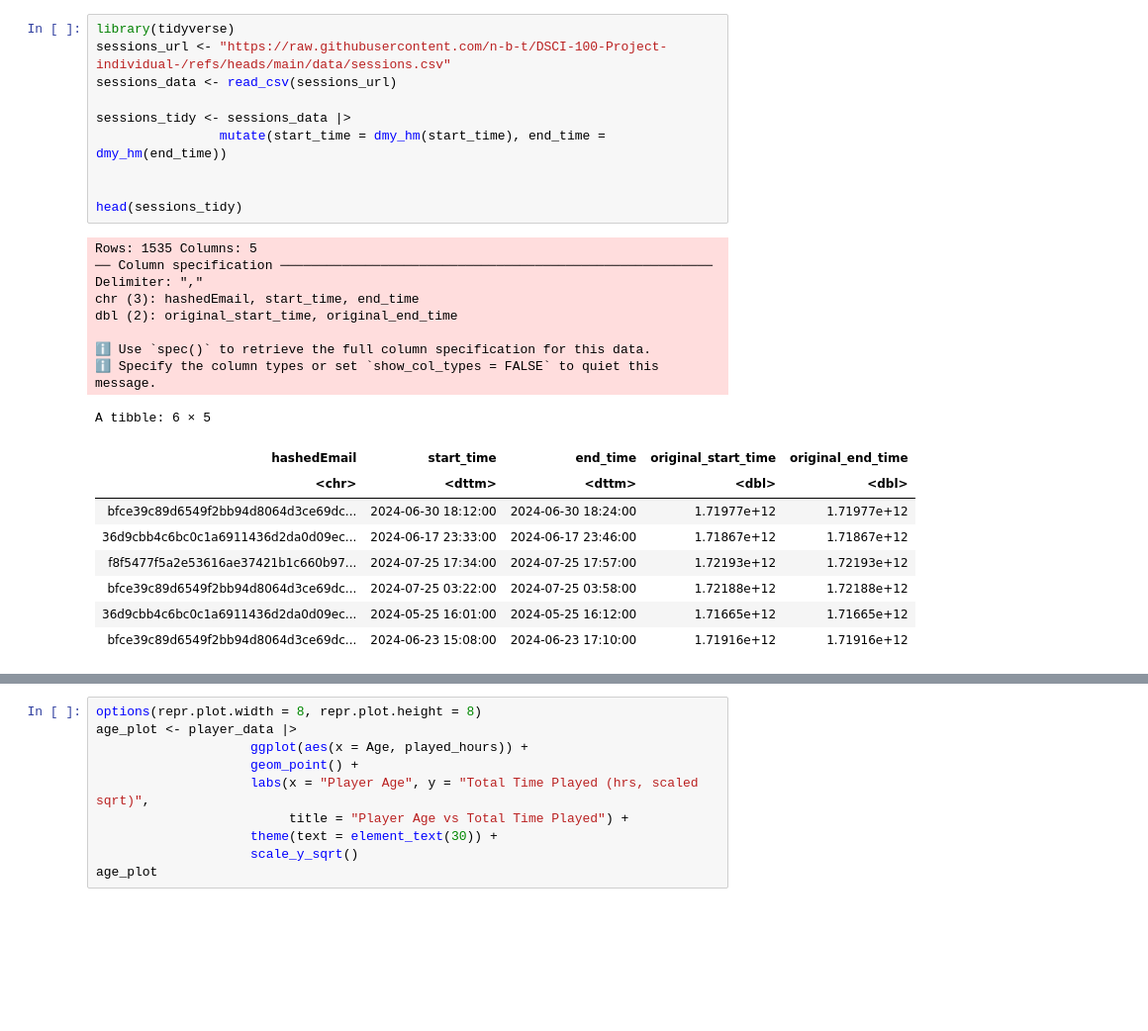
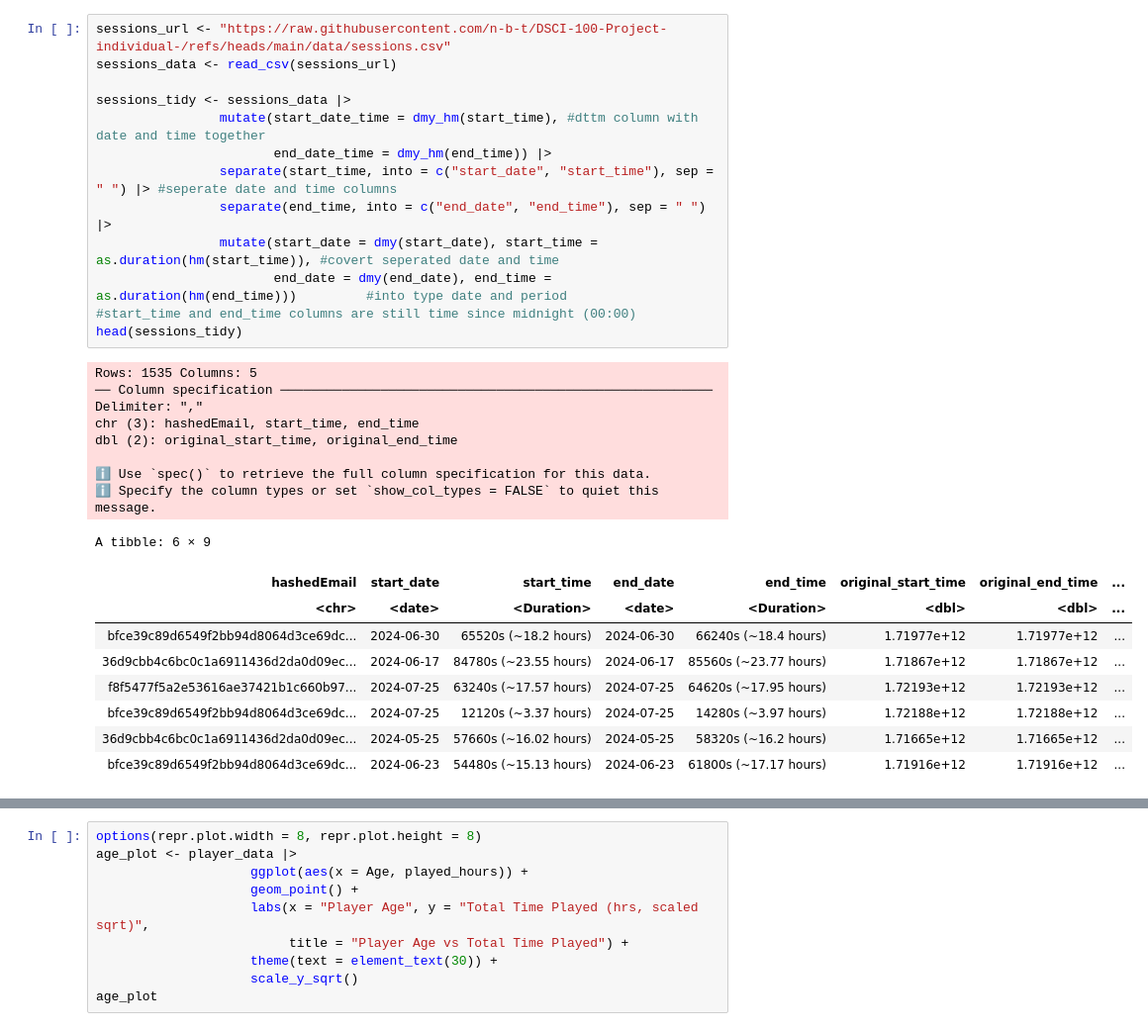
Before and after one commit to n-b-t/DSCI-100-Project-individual-, a Jupyter notebook: Planning_Report.ipynb, the cells around one changed output, grey strips where cells are left out. Shown at 99% size. Cells and saved outputs as stored; diff of their text form; blank space fills up the shorter version.

```diff
--- a/Planning_Report.ipynb
+++ b/Planning_Report.ipynb
@@ -50,33 +62,36 @@ A tibble: 6 × 7
 | Regular | TRUE | 7dc01f10bf20671ecfccdac23812b1b41... | 0.1 | Kylie | Male | 21 |
 | Amateur | TRUE | f58aad5996a435f16b0284a3b267f973f... | 0.0 | Adrian | Female | 17 |
 # %%
-library(tidyverse)
 sessions_url <- "https://raw.githubusercontent.com/n-b-t/DSCI-100-Project-individual-/refs/heads/main/data/sessions.csv"
 sessions_data <- read_csv(sessions_url)
 
 sessions_tidy <- sessions_data |>
-                mutate(start_time = dmy_hm(start_time), end_time = dmy_hm(end_time))
-
-
+                mutate(start_date_time = dmy_hm(start_time), #dttm column with date and time together
+                       end_date_time = dmy_hm(end_time)) |>
+                separate(start_time, into = c("start_date", "start_time"), sep = " ") |> #seperate date and time columns
+                separate(end_time, into = c("end_date", "end_time"), sep = " ") |>
+                mutate(start_date = dmy(start_date), start_time = as.duration(hm(start_time)), #covert seperated date and time
+                       end_date = dmy(end_date), end_time = as.duration(hm(end_time)))         #into type date and period
+#start_time and end_time columns are still time since midnight (00:00)
 head(sessions_tidy)
 # %% [output]
 Rows: 1535 Columns: 5
 ── Column specification ────────────────────────────────────────────────────────
 Delimiter: ","
 chr (3): hashedEmail, start_time, end_time
 dbl (2): original_start_time, original_end_time
 
 ℹ Use `spec()` to retrieve the full column specification for this data.
 ℹ Specify the column types or set `show_col_types = FALSE` to quiet this message.
-A tibble: 6 × 5
+A tibble: 6 × 9
-| hashedEmail | start_time | end_time | original_start_time | original_end_time |
-| <chr> | <dttm> | <dttm> | <dbl> | <dbl> |
-| bfce39c89d6549f2bb94d8064d3ce69dc... | 2024-06-30 18:12:00 | 2024-06-30 18:24:00 | 1.71977e+12 | 1.71977e+12 |
-| 36d9cbb4c6bc0c1a6911436d2da0d09ec... | 2024-06-17 23:33:00 | 2024-06-17 23:46:00 | 1.71867e+12 | 1.71867e+12 |
-| f8f5477f5a2e53616ae37421b1c660b97... | 2024-07-25 17:34:00 | 2024-07-25 17:57:00 | 1.72193e+12 | 1.72193e+12 |
-| bfce39c89d6549f2bb94d8064d3ce69dc... | 2024-07-25 03:22:00 | 2024-07-25 03:58:00 | 1.72188e+12 | 1.72188e+12 |
-| 36d9cbb4c6bc0c1a6911436d2da0d09ec... | 2024-05-25 16:01:00 | 2024-05-25 16:12:00 | 1.71665e+12 | 1.71665e+12 |
-| bfce39c89d6549f2bb94d8064d3ce69dc... | 2024-06-23 15:08:00 | 2024-06-23 17:10:00 | 1.71916e+12 | 1.71916e+12 |
+| hashedEmail | start_date | start_time | end_date | end_time | original_start_time | original_end_time | ... |
+| <chr> | <date> | <Duration> | <date> | <Duration> | <dbl> | <dbl> | ... |
+| bfce39c89d6549f2bb94d8064d3ce69dc... | 2024-06-30 | 65520s (~18.2 hours) | 2024-06-30 | 66240s (~18.4 hours) | 1.71977e+12 | 1.71977e+12 | ... |
+| 36d9cbb4c6bc0c1a6911436d2da0d09ec... | 2024-06-17 | 84780s (~23.55 hours) | 2024-06-17 | 85560s (~23.77 hours) | 1.71867e+12 | 1.71867e+12 | ... |
+| f8f5477f5a2e53616ae37421b1c660b97... | 2024-07-25 | 63240s (~17.57 hours) | 2024-07-25 | 64620s (~17.95 hours) | 1.72193e+12 | 1.72193e+12 | ... |
+| bfce39c89d6549f2bb94d8064d3ce69dc... | 2024-07-25 | 12120s (~3.37 hours) | 2024-07-25 | 14280s (~3.97 hours) | 1.72188e+12 | 1.72188e+12 | ... |
+| 36d9cbb4c6bc0c1a6911436d2da0d09ec... | 2024-05-25 | 57660s (~16.02 hours) | 2024-05-25 | 58320s (~16.2 hours) | 1.71665e+12 | 1.71665e+12 | ... |
+| bfce39c89d6549f2bb94d8064d3ce69dc... | 2024-06-23 | 54480s (~15.13 hours) | 2024-06-23 | 61800s (~17.17 hours) | 1.71916e+12 | 1.71916e+12 | ... |
 # %%
 combined_data <- merge(player_data, sessions_tidy, "hashedEmail")
 head(combined_data)
```
Also changed, not shown: parts of 16 cells of this notebook.
